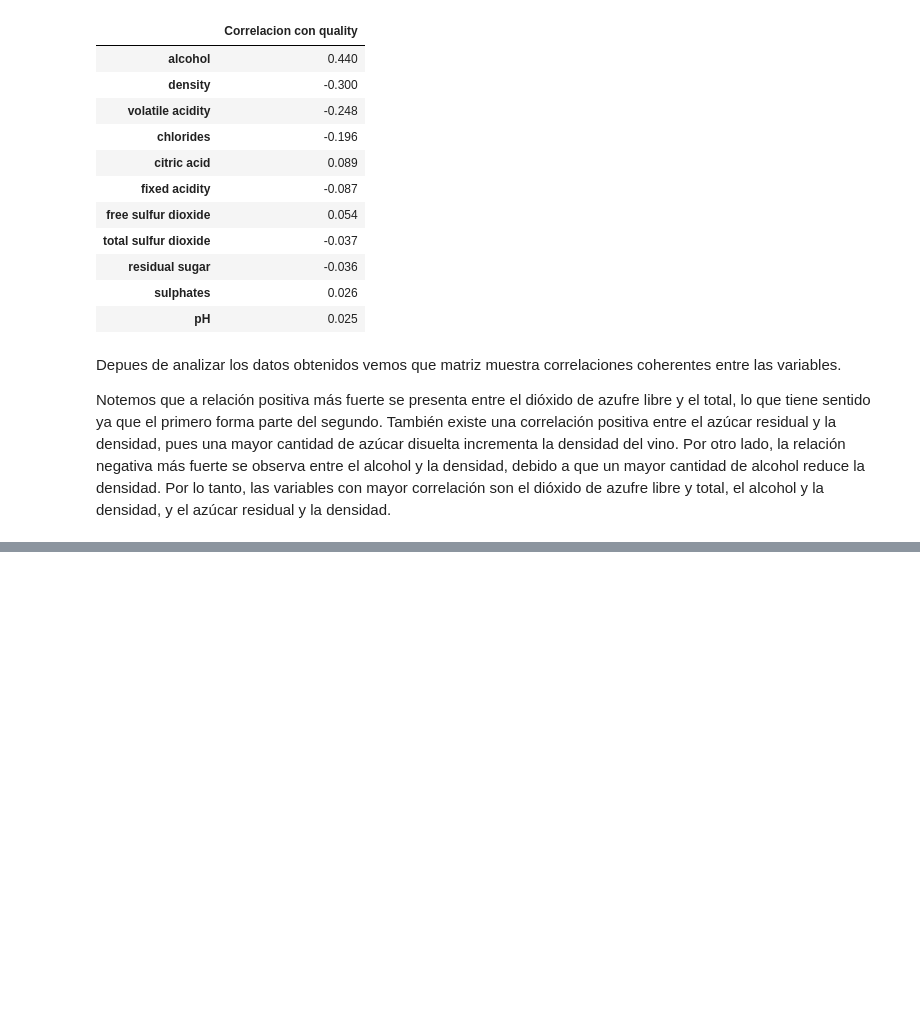
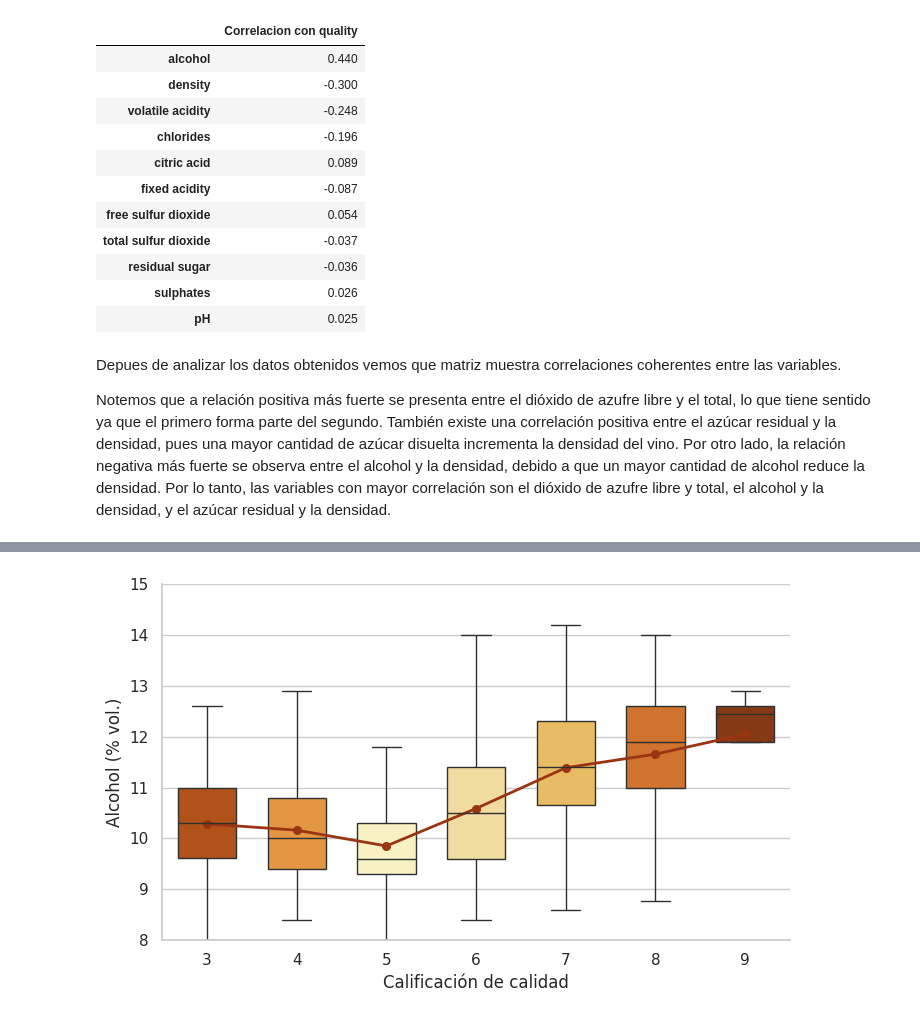
Before and after one commit to cryyy-flac/Tarea2_Wines_n_Spei, a Jupyter notebook: Tarea2_Wines.ipynb, the cells around one changed output, grey strips where cells are left out. Cells and saved outputs as stored; diff of their text form; code cells hidden in the pictures; blank space fills up the shorter version.

```diff
--- a/Tarea2_Wines.ipynb
+++ b/Tarea2_Wines.ipynb
@@ -1627,0 +1802,54 @@ Por lo tanto, las variables con mayor correlación son el dióxido de azufre lib
+# %%
+#Grafica 2
+datos_alcohol = (
+    df_imputado[["quality", "alcohol"]]
+    .dropna(subset=["quality"])
+    .copy()
+)
+
+datos_alcohol["Calidad"] = (
+    datos_alcohol["quality"]
+    .astype(int)
+    .astype(str)
+)
+
+orden = ["3", "4", "5", "6", "7", "8", "9"]
+
+fig, ax = plt.subplots(figsize=(7.2, 4.5))
+
+sns.boxplot(
+    data=datos_alcohol,
+    x="Calidad",
+    y="alcohol",
+    order=orden,
+    hue="Calidad",
+    palette="YlOrBr",
+    legend=False,
+    showfliers=False,
+    width=0.65,
+    ax=ax
+)
+
+sns.pointplot(
+    data=datos_alcohol,
+    x="Calidad",
+    y="alcohol",
+    order=orden,
+    estimator="mean",
+    errorbar=None,
+    color="#9A3412",
+    markers="o",
+    linestyles="-",
+    linewidth=2,
+    ax=ax
+)
+
+ax.set_xlabel("Calificación de calidad")
+ax.set_ylabel("Alcohol (% vol.)")
+ax.set_ylim(8, 15)
+
+sns.despine()
+plt.tight_layout()
+plt.show()
+# %% [output]
+[figure, added]
```
Also changed, not shown: parts of 7 cells of this notebook, 1 other file.
